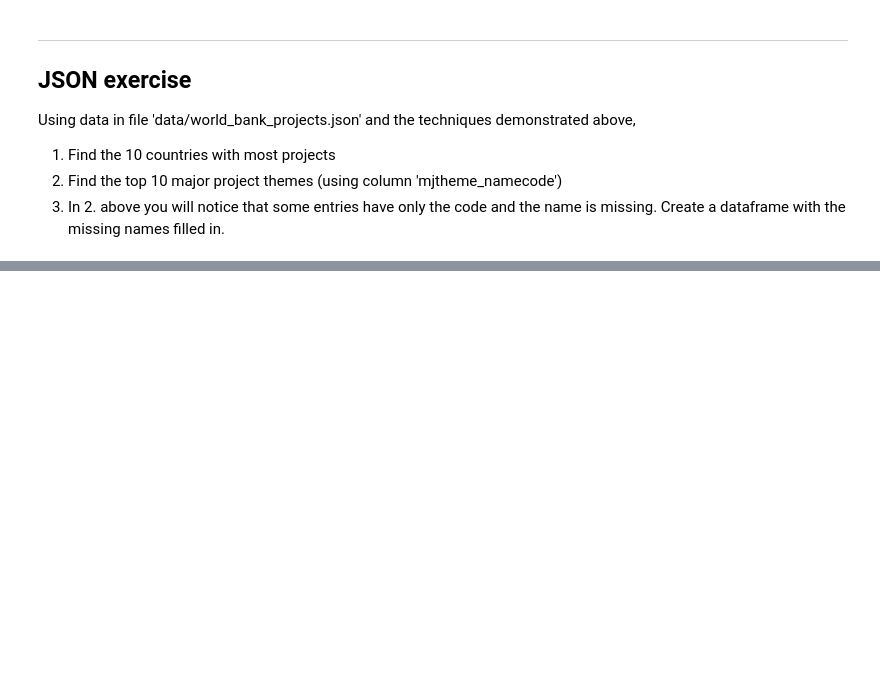
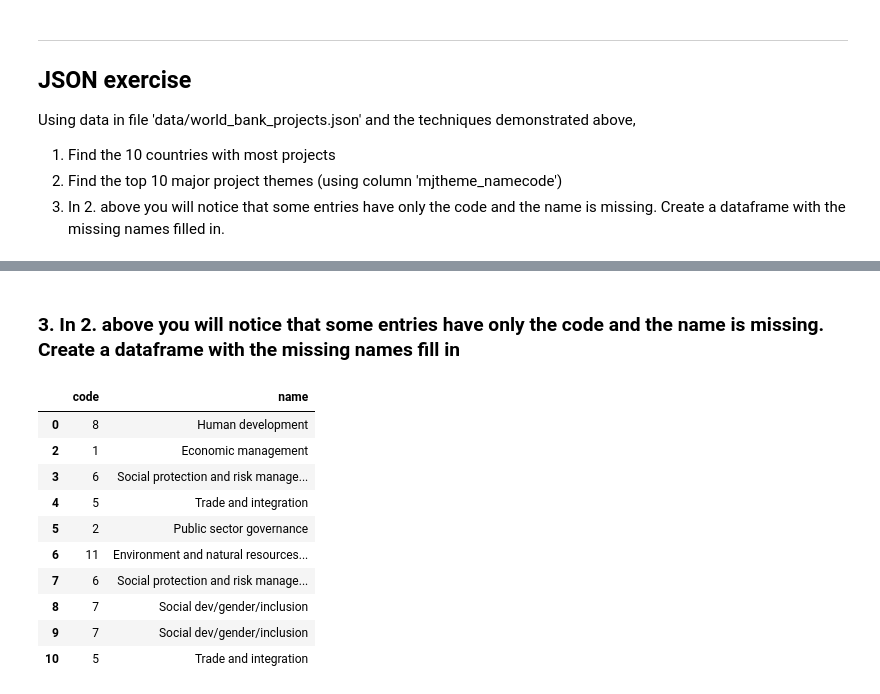
Before and after one commit to willjdew/World_Bank_JSON, a Jupyter notebook: sliderule_dsi_json_exercise.ipynb, the cells around one changed output, grey strips where cells are left out. Cells and saved outputs as stored; diff of their text form; code cells hidden in the pictures; blank space fills up the shorter version.

```diff
--- a/sliderule_dsi_json_exercise.ipynb
+++ b/sliderule_dsi_json_exercise.ipynb
@@ -189,0 +139,20 @@ list
+# %% [markdown]
+### 3. In 2. above you will notice that some entries have only the code and the name is missing. Create a dataframe with the missing names fill in
+# %%
+# Make a copy of df_1 and Replace all blank strings with null
+# and create df with no rows with null
+df_2 = df_1.replace(r'^\s*$', np.nan, regex=True).dropna()
+
+df_2.head(10)
+# %% [output]
+|  | code | name |
+| 0 | 8 | Human development |
+| 2 | 1 | Economic management |
+| 3 | 6 | Social protection and risk manage... |
+| 4 | 5 | Trade and integration |
+| 5 | 2 | Public sector governance |
+| 6 | 11 | Environment and natural resources... |
+| 7 | 6 | Social protection and risk manage... |
+| 8 | 7 | Social dev/gender/inclusion |
+| 9 | 7 | Social dev/gender/inclusion |
+| 10 | 5 | Trade and integration |
```
Also changed, not shown: parts of 12 cells of this notebook.
